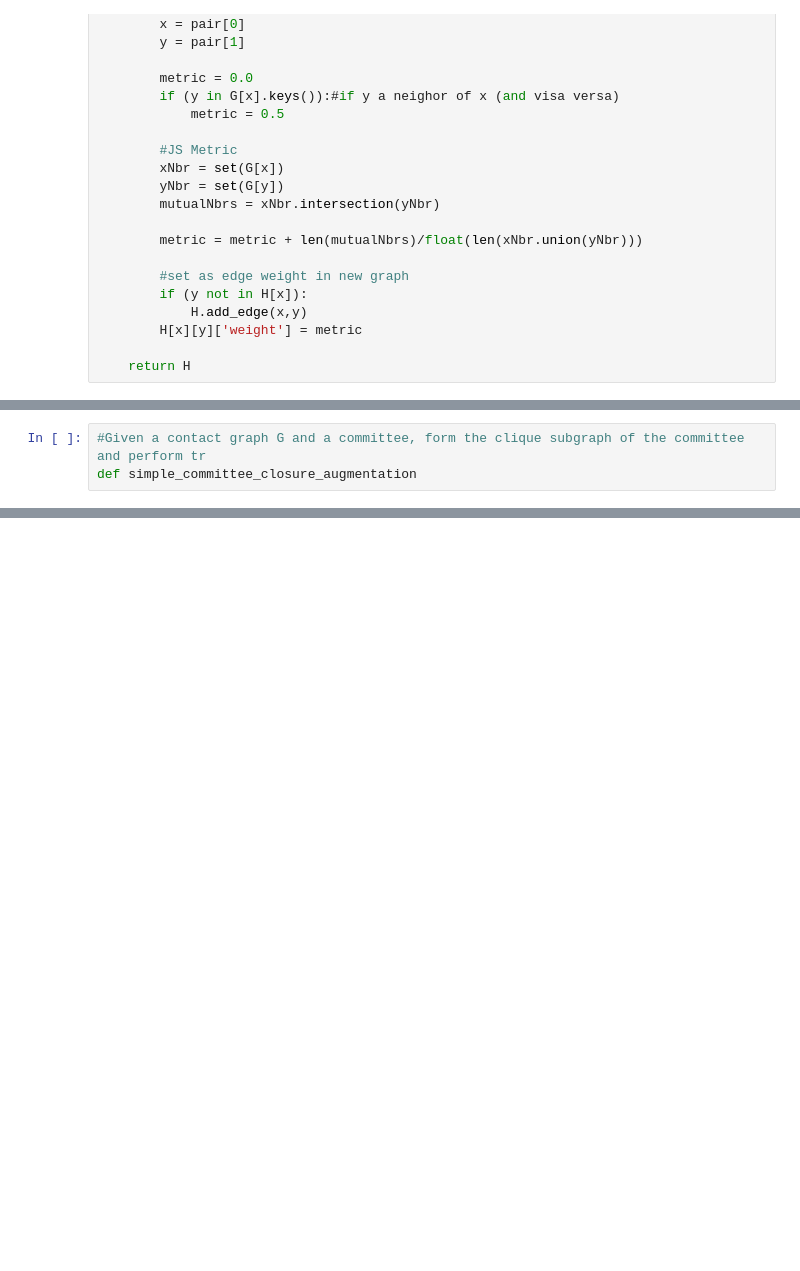
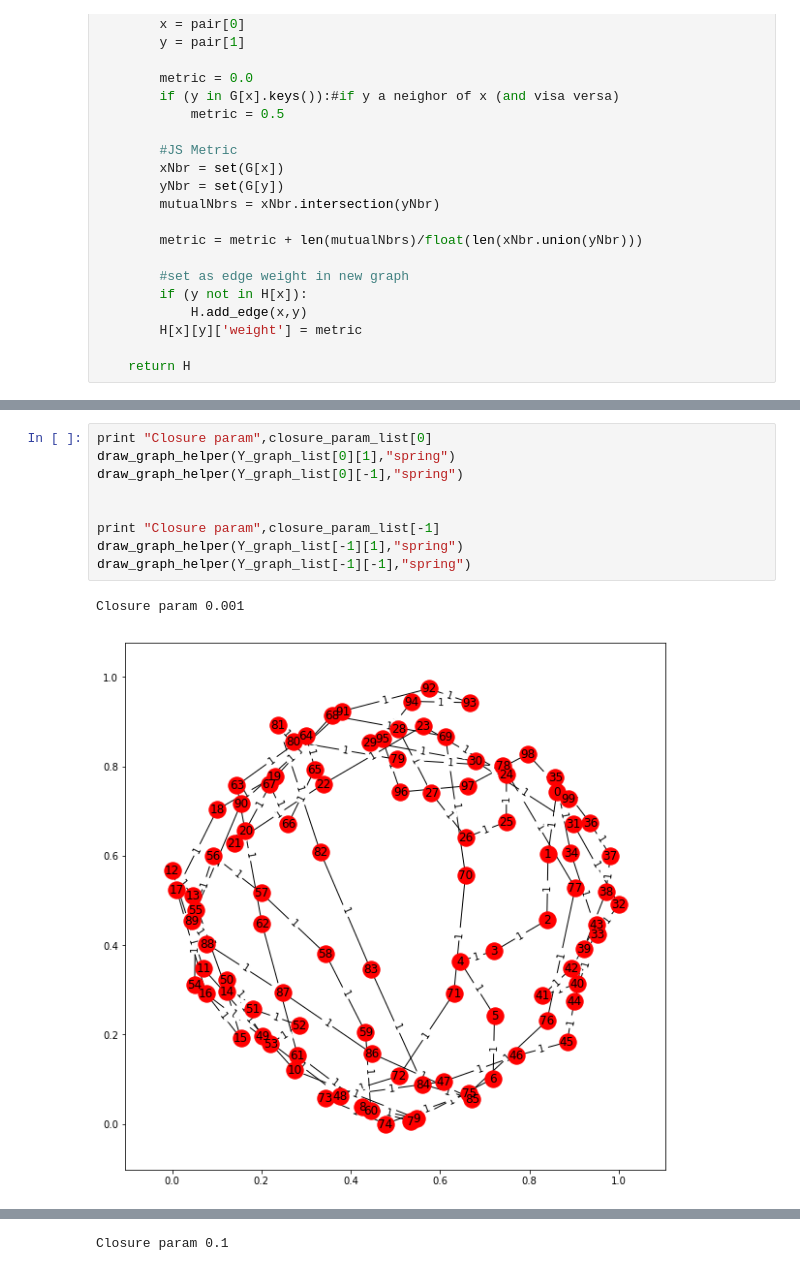
Before and after one commit to alextaylorjones/committee-model-sim, a Jupyter notebook: Core Simulator.ipynb, the cells around one changed output, grey strips where cells are left out. Cells and saved outputs as stored; diff of their text form; blank space fills up the shorter version.

```diff
--- a/Core Simulator.ipynb
+++ b/Core Simulator.ipynb
@@ -292,3 +256,0 @@ set([1, 3])
-# %%
-#Given a contact graph G and a committee, form the clique subgraph of the committee and perform tr
-def simple_committee_closure_augmentation
@@ -294,0 +562,12 @@ def simple_committee_closure_augmentation
+# %%
+print "Closure param",closure_param_list[0]
+draw_graph_helper(Y_graph_list[0][1],"spring")
+draw_graph_helper(Y_graph_list[0][-1],"spring")
+
+
+print "Closure param",closure_param_list[-1]
+draw_graph_helper(Y_graph_list[-1][1],"spring")
+draw_graph_helper(Y_graph_list[-1][-1],"spring")
+# %% [output]
+Closure param 0.001
+[figure, added]
@@ -294,0 +575 @@ def simple_committee_closure_augmentation
+Closure param 0.1
```
Also changed, not shown: parts of 18 cells of this notebook.
